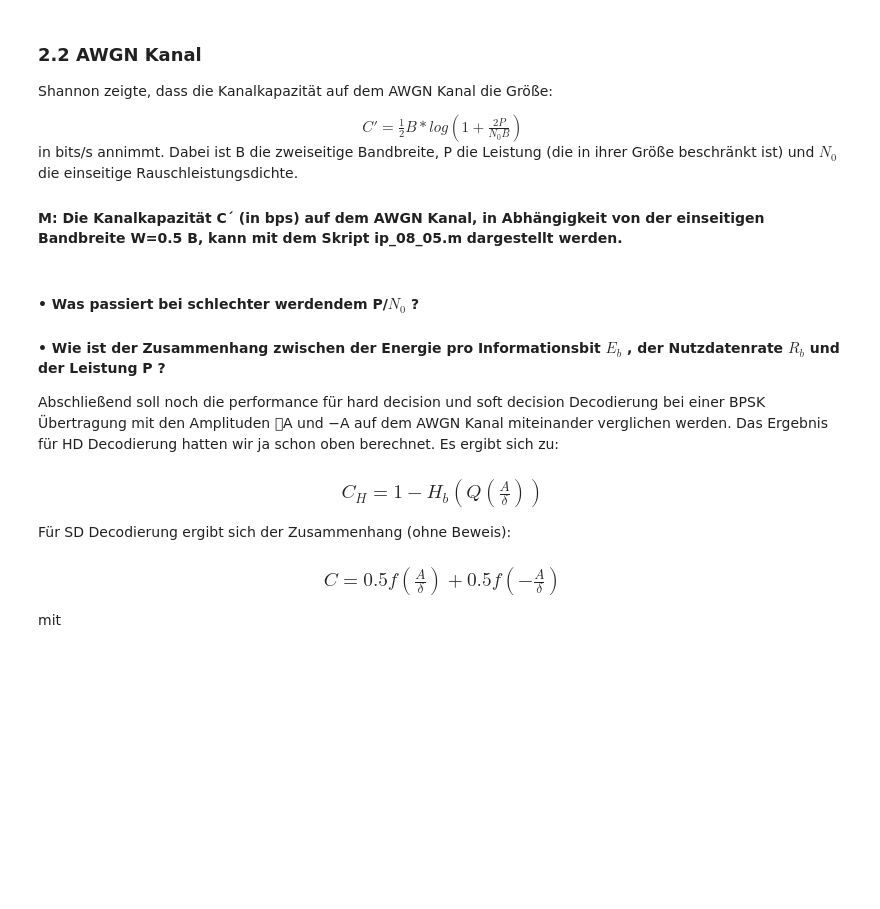
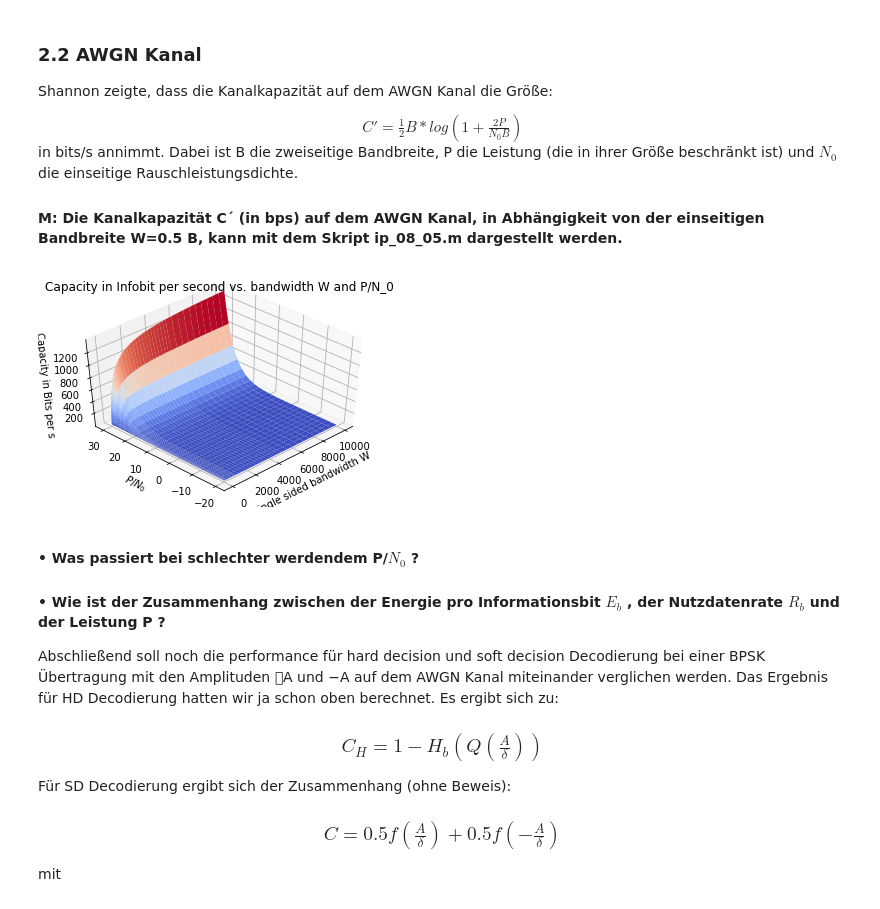
Before and after one commit to joschka29/qkcnotebooks, a Jupyter notebook: Praktikum2.ipynb, the cells around one changed output. Cells and saved outputs as stored; diff of their text form; code cells hidden in the pictures; blank space fills up the shorter version.

```diff
--- a/Praktikum2.ipynb
+++ b/Praktikum2.ipynb
@@ -143,0 +89,18 @@ ip_08_08()
+# %%
+#ip_08_08()
+k=4
+u=np.zeros((16,4))
+for i in range(0,2**k):
+    for j in range((k-1),-1,-1):
+        if np.remainder(i,2**(-j+k))>=2**(-j+k-1):
+            u[i,j]=1
+# Define G, the generator matrix.
+g=np.array([[1, 0, 0, 1, 1, 1, 0, 1, 1, 1],
+[1, 1, 1, 0, 0, 0, 1, 1, 1, 0],
+[0, 1, 1, 0, 1, 1, 0, 1, 0, 1],
+[1, 1, 0, 1, 1, 1, 1, 0, 0, 1]])
+# Generate codewords
+c=np.remainder(u@g,2)
+# Find the minimum distance.
+w_min=min(sum((c[2:2**k,:]).T))
+print('w_min=',w_min)
@@ -263,3 +292,32 @@ ip_08_05()
+# %%
+#ip_08_05()
+w=np.array([np.arange(1,20,5),np.arange(25,100,20),np.arange(130,300,50)]).ravel()
+w=np.append(w,np.arange(400,1100,100))
+w=np.append(w,np.arange(1250,5250,250))
+w=np.append(w,np.arange(5500,10500,500))
+pn0_db=np.arange(-20,31,1)
+pn0=10**(pn0_db/10)
+c=np.zeros((45,51))
+for i in range(0,45):
+    for j in range(0,51):
+        c[i,j]=w[i]*np.log2(1+pn0[j]/w[i])
+k=np.array([0.9,0.8,0.5,0.6])
+s=np.array([-70,35])
+
+fig = plt.figure()
+ax = fig.gca(projection='3d')
+w,pn0_db = np.meshgrid(w,pn0_db)
+surf = ax.plot_surface(w,pn0_db,c.T,cmap=cm.coolwarm, antialiased=True)
+#https://matplotlib.org/examples/color/colormaps_reference.html
+plt.title('Capacity in Infobit per second vs. bandwidth W and P/N_0');
+ax.set_xlabel('single sided bandwidth W')
+ax.set_ylabel(r'$P/N_0$')
+ax.set_zlabel('Capacity in Bits per s')
+ax.view_init(45, 225)
+#fig.colorbar(surf, shrink=0.5, aspect=5)
+plt.show()
+# %% [output]
+[figure, added]
 # %% [markdown]
 #### • Was passiert bei schlechter werdendem P/$N_0$ ?
 #### • Wie ist der Zusammenhang zwischen der Energie pro Informationsbit $E_b$ , der Nutzdatenrate $R_b$ und der Leistung P ?
```
Also changed, not shown: parts of 22 cells of this notebook.
